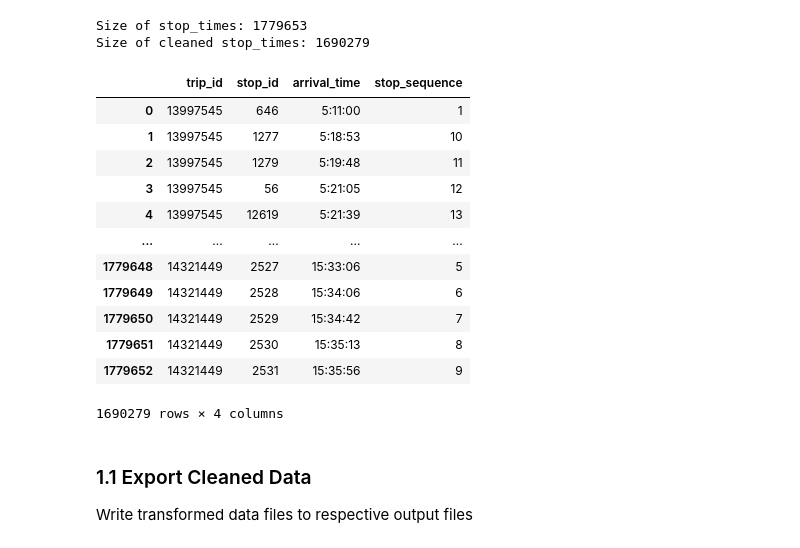
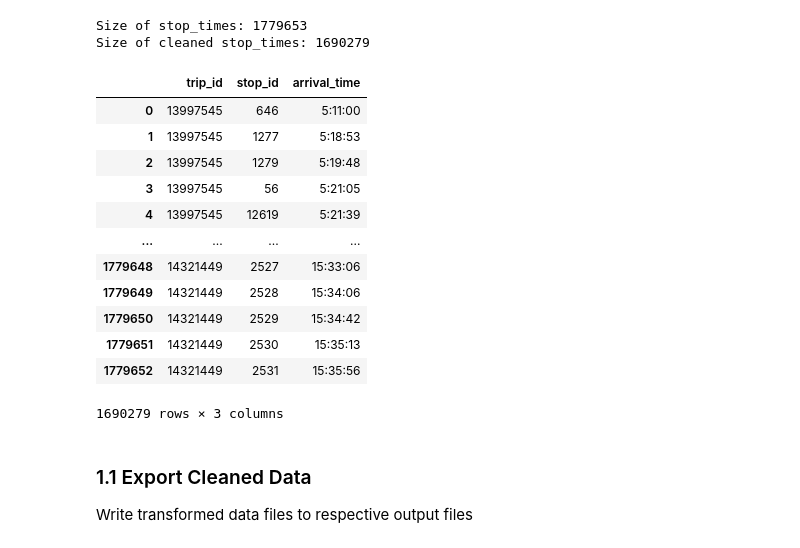
Before and after one commit to toastjpg/362-data-clean, a Jupyter notebook: clean.ipynb, the cells around one changed output. Drawn from its saved outputs; the diff is of its cells as text; code cells hidden in the pictures.

```diff
--- a/clean.ipynb
+++ b/clean.ipynb
@@ -114,22 +114,22 @@ print("Size of cleaned stop_times:", stop_times.shape[0])
 Size of stop_times: 1779653
 Size of cleaned stop_times: 1690279
 # %%
-stop_times = stop_times[['trip_id','stop_id','arrival_time','stop_sequence']]
+stop_times = stop_times[['trip_id','stop_id','arrival_time']]
 stop_times
 # %% [output]
-|  | trip_id | stop_id | arrival_time | stop_sequence |
-| 0 | 13997545 | 646 | 5:11:00 | 1 |
-| 1 | 13997545 | 1277 | 5:18:53 | 10 |
-| 2 | 13997545 | 1279 | 5:19:48 | 11 |
-| 3 | 13997545 | 56 | 5:21:05 | 12 |
-| 4 | 13997545 | 12619 | 5:21:39 | 13 |
-| ... | ... | ... | ... | ... |
-| 1779648 | 14321449 | 2527 | 15:33:06 | 5 |
-| 1779649 | 14321449 | 2528 | 15:34:06 | 6 |
-| 1779650 | 14321449 | 2529 | 15:34:42 | 7 |
-| 1779651 | 14321449 | 2530 | 15:35:13 | 8 |
-| 1779652 | 14321449 | 2531 | 15:35:56 | 9 |
+|  | trip_id | stop_id | arrival_time |
+| 0 | 13997545 | 646 | 5:11:00 |
+| 1 | 13997545 | 1277 | 5:18:53 |
+| 2 | 13997545 | 1279 | 5:19:48 |
+| 3 | 13997545 | 56 | 5:21:05 |
+| 4 | 13997545 | 12619 | 5:21:39 |
+| ... | ... | ... | ... |
+| 1779648 | 14321449 | 2527 | 15:33:06 |
+| 1779649 | 14321449 | 2528 | 15:34:06 |
+| 1779650 | 14321449 | 2529 | 15:34:42 |
+| 1779651 | 14321449 | 2530 | 15:35:13 |
+| 1779652 | 14321449 | 2531 | 15:35:56 |
-1690279 rows × 4 columns
+1690279 rows × 3 columns
 # %% [markdown]
 ### 1.1 Export Cleaned Data
 Write transformed data files to respective output files
```
Also changed, not shown: parts of 3 cells of this notebook, 2 other files.
